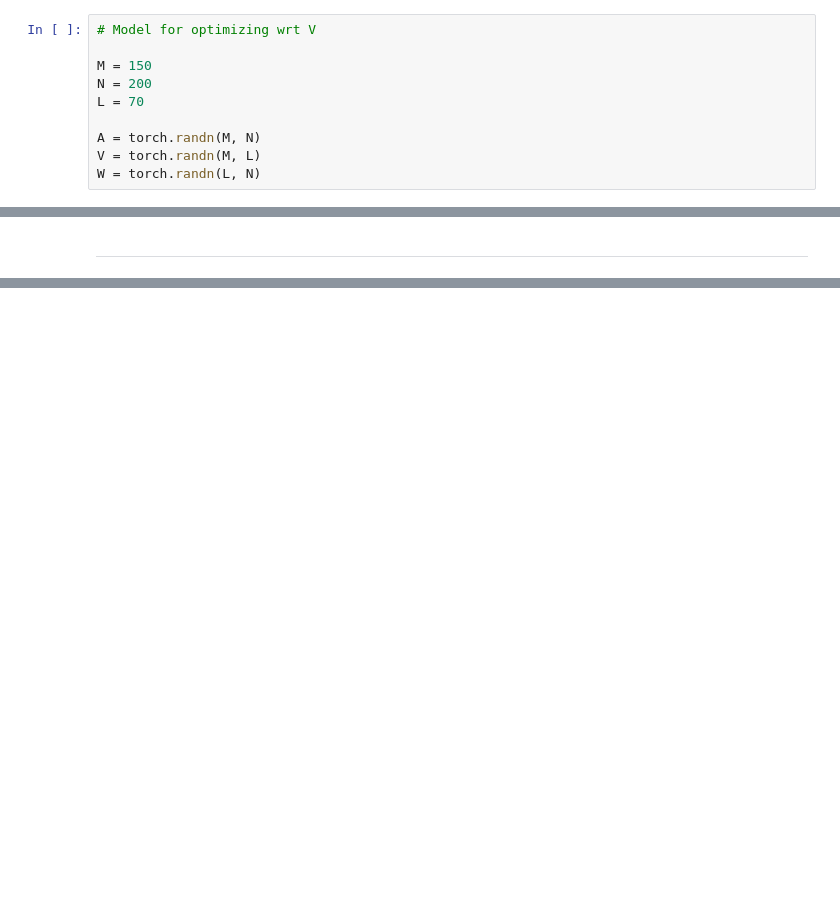
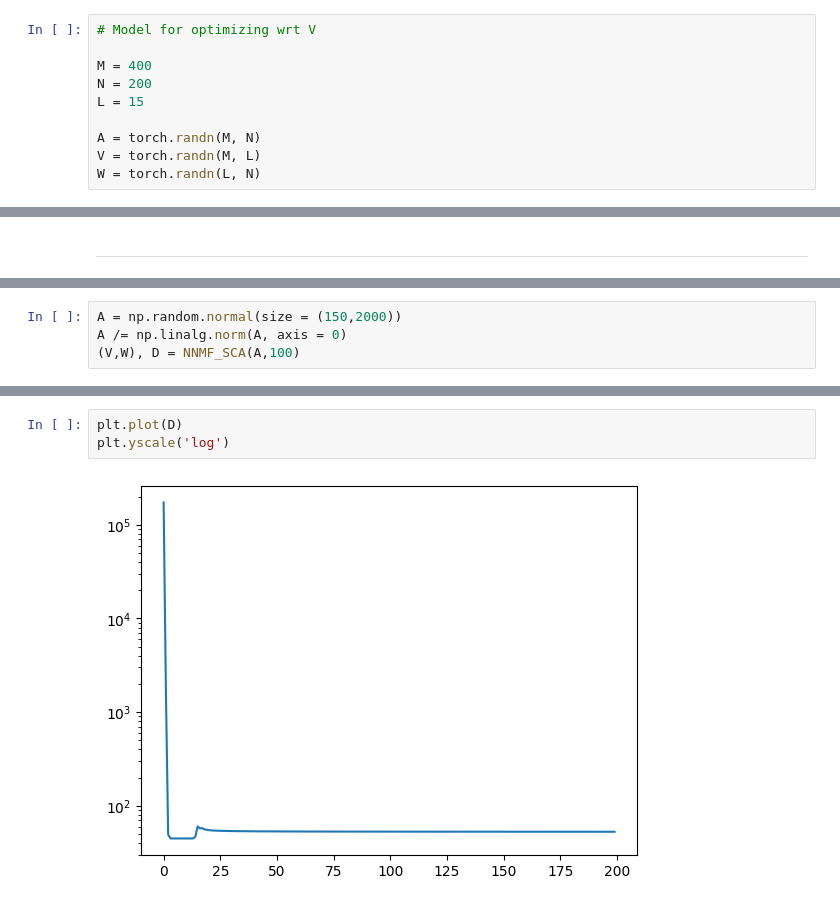
Before and after one commit to LeoDiNino97/NonconvexSparseLearningUnrolledSCA, a Jupyter notebook: Matrix Factorization/MF_SCA.ipynb, the cells around one changed output, grey strips where cells are left out. Saved outputs shown, nothing was run; the diff lists cells and outputs as text; blank space fills up the shorter version.

Commit message:
Experimenting with NNMF

```diff
--- a/Matrix Factorization/MF_SCA.ipynb
+++ b/Matrix Factorization/MF_SCA.ipynb
@@ -77,9 +77,9 @@ np.linalg.norm(V @ W - A, ord='fro')
 # %%
 # Model for optimizing wrt V
 
-M = 150
+M = 400
 N = 200
-L = 70
+L = 15
 
 A = torch.randn(M, N)
 V = torch.randn(M, L)
@@ -217,0 +263,4 @@ __________
+# %%
+A = np.random.normal(size = (150,2000))
+A /= np.linalg.norm(A, axis = 0)
+(V,W), D = NNMF_SCA(A,100)
@@ -217,0 +283,5 @@ __________
+# %%
+plt.plot(D)
+plt.yscale('log')
+# %% [output]
+[figure, added]
```
Also changed, not shown: parts of 29 cells of this notebook, 1 other file.
